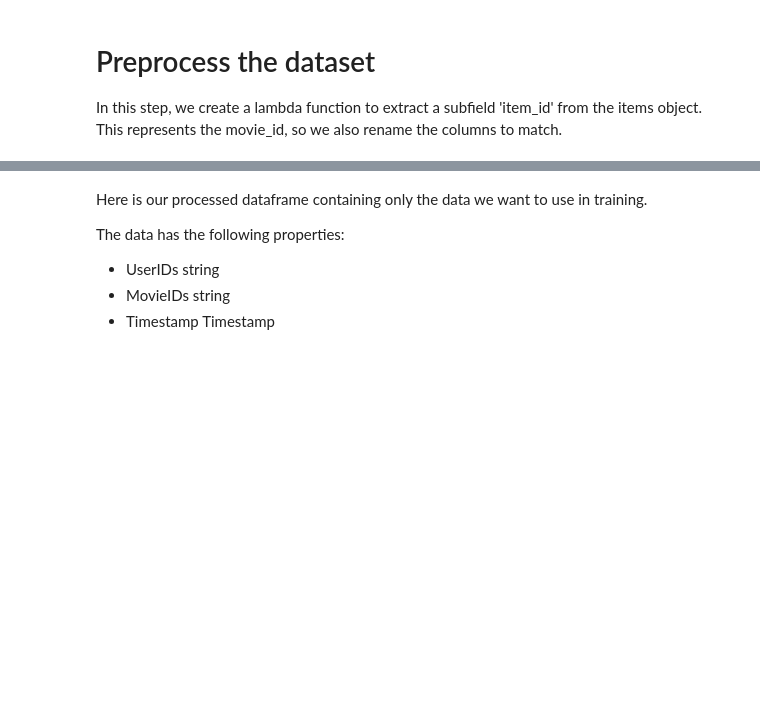
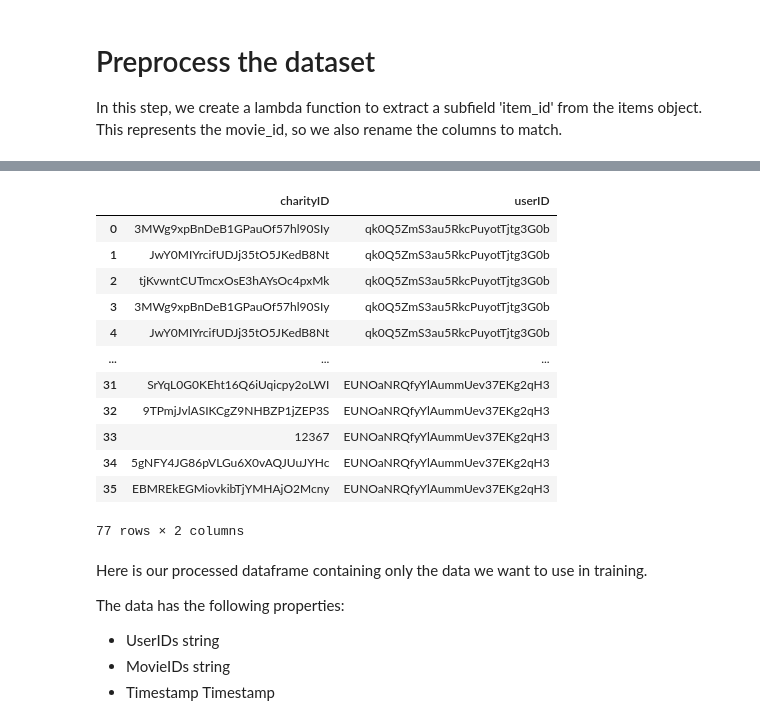
Before and after one commit to TheTriangle/Charities-ML, a Jupyter notebook: BasicModel.ipynb, the cells around one changed output, grey strips where cells are left out. Cells and saved outputs as stored; diff of their text form; code cells hidden in the pictures; blank space fills up the shorter version.

```diff
--- a/BasicModel.ipynb
+++ b/BasicModel.ipynb
@@ -102,10 +90,24 @@ In this step, we create a lambda function to extract a subfield 'item_id' from t
 # %%
-analytics = analytics_data_real
+analytics = pd.concat([data_real.drop(columns=['timestamp']), analytics_data.drop(columns=['event_timestamp']).rename(columns={'value':'charityID', 'user_id':'userID'})])
 #def getMovieID(row):
 #  items_obj = row['items'][0]
 #  return items_obj['item_id']
 #analytics['movieId'] = analytics.apply(lambda row: getMovieID(row), axis=1)
-#analytics
+analytics
+# %% [output]
+|  | charityID | userID |
+| 0 | 3MWg9xpBnDeB1GPauOf57hl90SIy | qk0Q5ZmS3au5RkcPuyotTjtg3G0b |
+| 1 | JwY0MIYrcifUDJj35tO5JKedB8Nt | qk0Q5ZmS3au5RkcPuyotTjtg3G0b |
+| 2 | tjKvwntCUTmcxOsE3hAYsOc4pxMk | qk0Q5ZmS3au5RkcPuyotTjtg3G0b |
+| 3 | 3MWg9xpBnDeB1GPauOf57hl90SIy | qk0Q5ZmS3au5RkcPuyotTjtg3G0b |
+| 4 | JwY0MIYrcifUDJj35tO5JKedB8Nt | qk0Q5ZmS3au5RkcPuyotTjtg3G0b |
+| ... | ... | ... |
+| 31 | SrYqL0G0KEht16Q6iUqicpy2oLWI | EUNOaNRQfyYlAummUev37EKg2qH3 |
+| 32 | 9TPmjJvlASIKCgZ9NHBZP1jZEP3S | EUNOaNRQfyYlAummUev37EKg2qH3 |
+| 33 | 12367 | EUNOaNRQfyYlAummUev37EKg2qH3 |
+| 34 | 5gNFY4JG86pVLGu6X0vAQJUuJYHc | EUNOaNRQfyYlAummUev37EKg2qH3 |
+| 35 | EBMREkEGMiovkibTjYMHAjO2Mcny | EUNOaNRQfyYlAummUev37EKg2qH3 |
+77 rows × 2 columns
 # %% [markdown]
 Here is our processed dataframe containing only the data we want to use in training.
 
```
Also changed, not shown: parts of 80 cells of this notebook.
